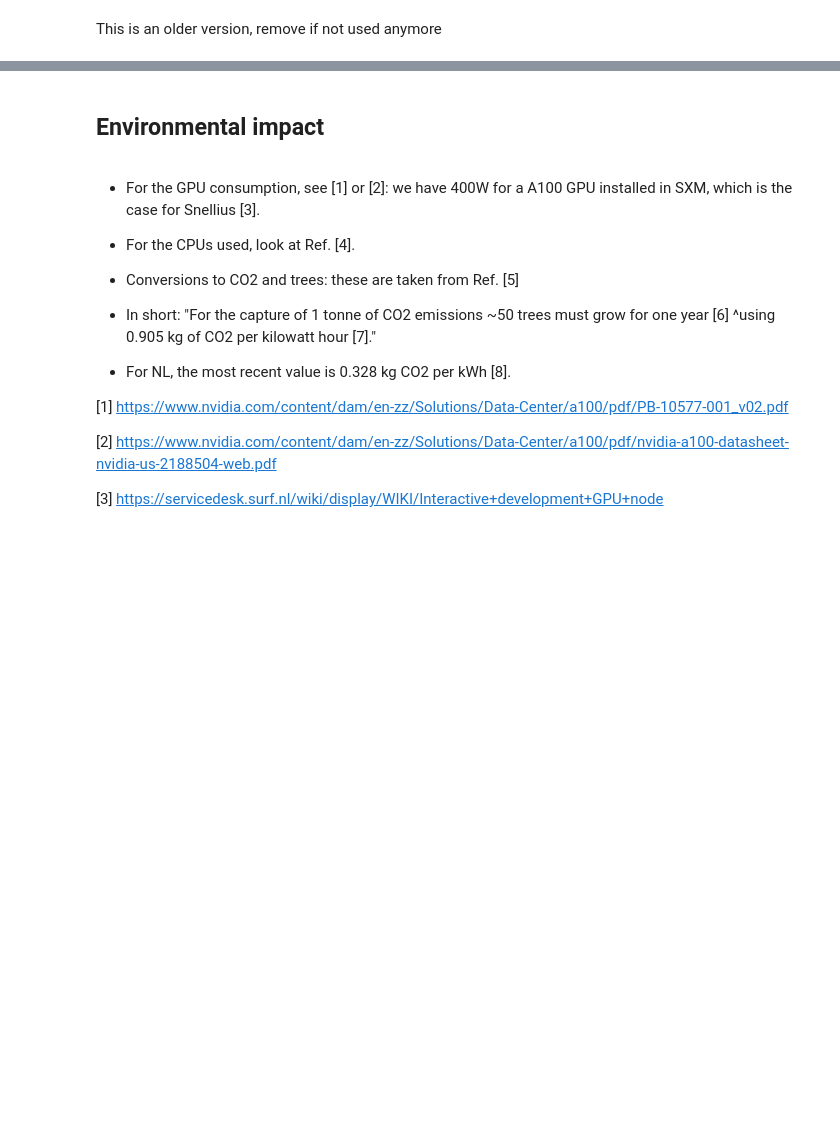
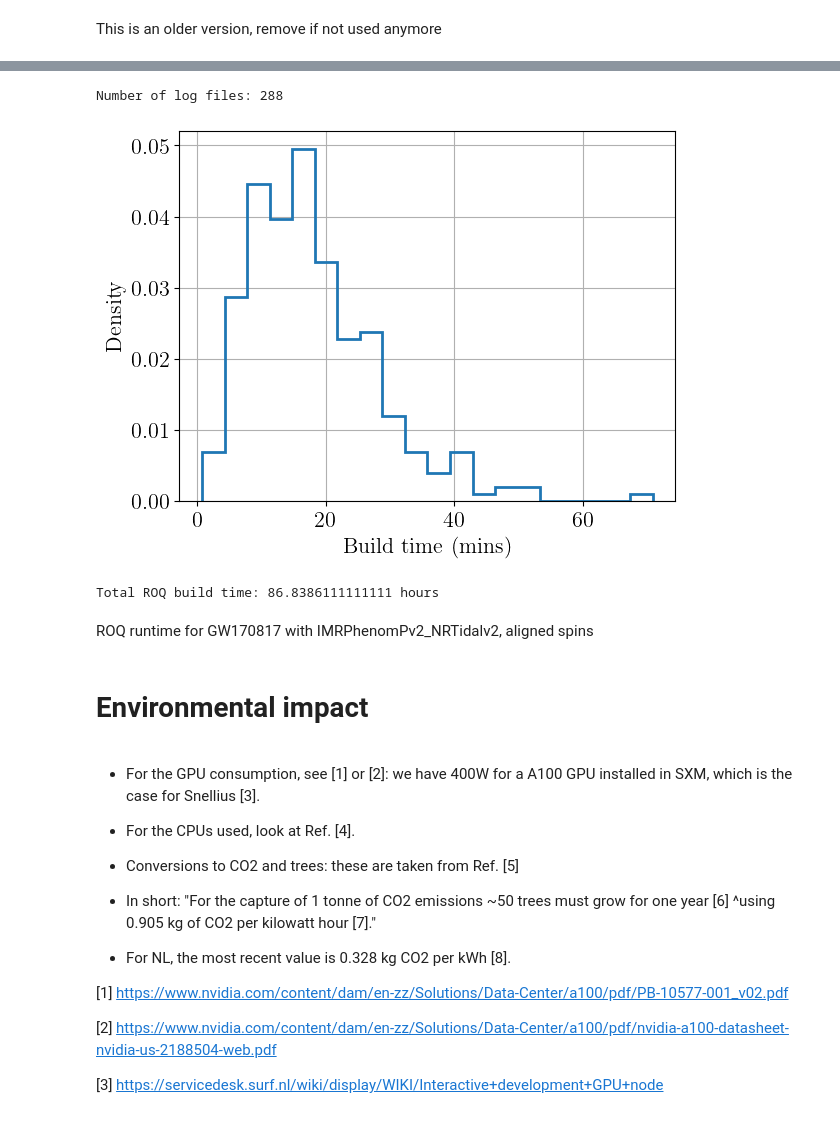
Before and after one commit to ThibeauWouters/TurboPE-BNS, a Jupyter notebook: postprocessing/analyze_runtimes.ipynb, the cells around one changed output, grey strips where cells are left out. Saved outputs shown, nothing was run; the diff lists cells and outputs as text; code cells hidden in the pictures; blank space fills up the shorter version.

Commit message:
updated runtimes new runs

```diff
--- a/postprocessing/analyze_runtimes.ipynb
+++ b/postprocessing/analyze_runtimes.ipynb
@@ -445,0 +498,7 @@ This is an older version, remove if not used anymore
+# %%
+roq_log_dir = "/home/soichiro.morisaki/working/online_phenomd_basis/d_fhigh1024/log/"
+log_files = [f for f in os.listdir(roq_log_dir) if ".log" in f]
+
+print(f"Number of log files: {len(log_files)}")
+# %% [output]
+Number of log files: 288
@@ -446,5 +545,32 @@ This is an older version, remove if not used anymore
+# %%
+verbose = False
+roq_buildtimes = []
+for f in log_files:
+    if verbose:
+        print("================================================================================================================================================================")
+    buildtime = fetch_roq_buildtime(roq_log_dir + f, verbose = verbose)
+    if verbose:
+        print("================================================================================================================================================================")
+    roq_buildtimes.append(buildtime)
+
+roq_buildtimes = np.array(roq_buildtimes)
+roq_buildtimes_mins = np.array(roq_buildtimes) / 60
+total_roq_buildtime = np.sum(roq_buildtimes)
+# %%
+plt.hist(roq_buildtimes_mins, bins=20, density = True, linewidth = 2, histtype = "step")
+plt.xlabel("Build time (mins)")
+plt.ylabel("Density")
+plt.show()
+# %% [output]
+[figure, added]
+# %%
+print(f"Total ROQ build time: {total_roq_buildtime / (60 * 60)} hours")
+# %% [output]
+Total ROQ build time: 86.8386111111111 hours
+# %% [markdown]
+ROQ runtime for GW170817 with IMRPhenomPv2_NRTidalv2, aligned spins
 # %% [markdown]
-## Environmental impact
+# Environmental impact
 # %% [markdown]
 - For the GPU consumption, see [1] or [2]: we have 400W for a A100 GPU installed in SXM, which is the case for Snellius [3].
 
```
Also changed, not shown: parts of 40 cells of this notebook.
